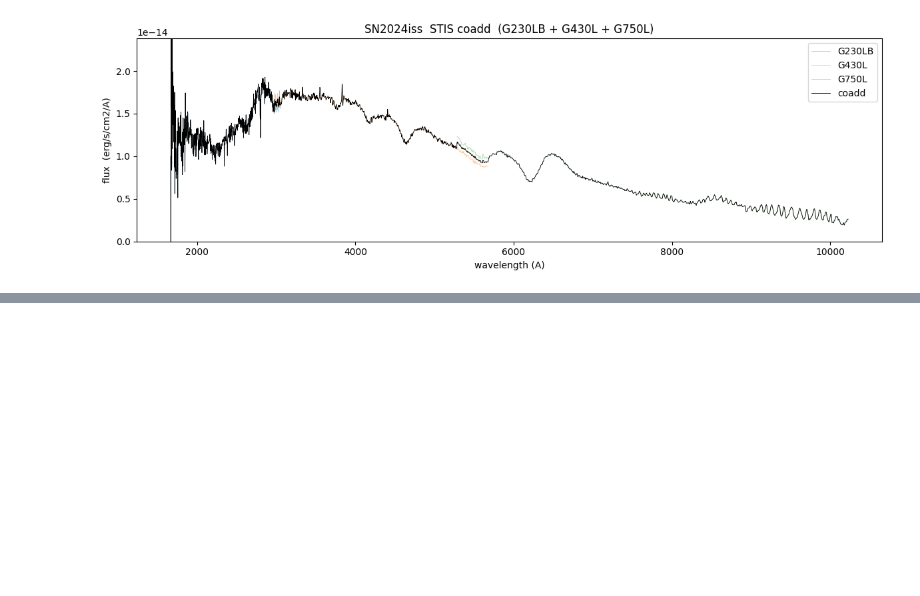
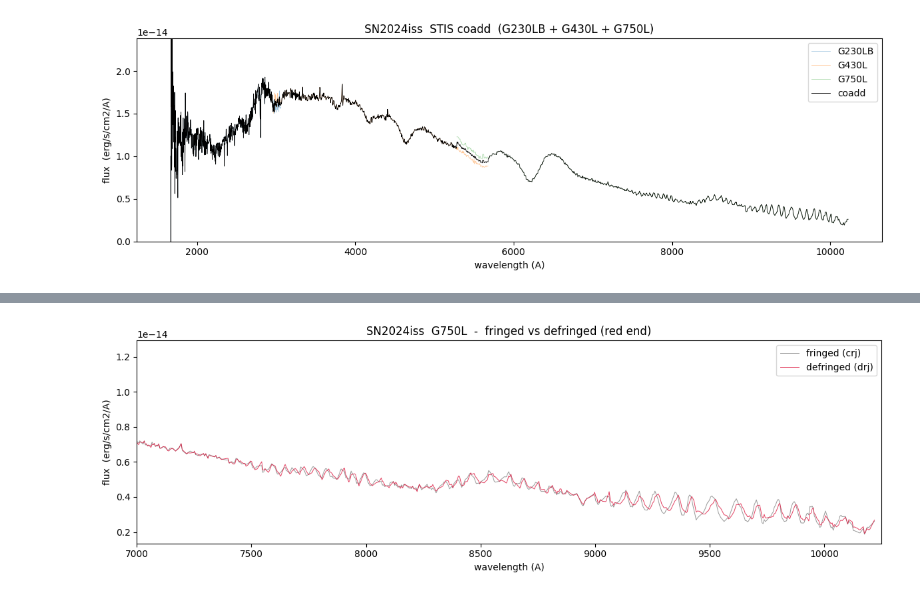
Before and after one commit to Ishaan2602/hst-uv-sn-spectra, a Jupyter notebook: stis_sandbox.ipynb, the cells around one changed output, grey strips where cells are left out. Saved outputs shown, nothing was run; the diff lists cells and outputs as text; code cells hidden in the pictures; blank space fills up the shorter version.

Commit message:
G750L defringing via contemporaneous fringe flat

```diff
--- a/stis_sandbox.ipynb
+++ b/stis_sandbox.ipynb
@@ -434,0 +440,18 @@ WARNING: AstropyDeprecationWarning: The Spectrum1D class is deprecated and may b
+# %%
+# fringed (crj) vs defringed (drj) 1d extractions, both made in WSL
+dfw = "./Data/2024iss/defringe_work"
+xfr = Table.read(f"{dfw}/of8b02040_x1d_fr.fits", hdu=1)
+xdf = Table.read(f"{dfw}/of8b02040_x1d_df.fits", hdu=1)
+wf, ff, dqf = xfr['WAVELENGTH'][0], xfr['FLUX'][0], xfr['DQ'][0]
+wd, fd, dqd = xdf['WAVELENGTH'][0], xdf['FLUX'][0], xdf['DQ'][0]
+gf = (dqf & 16 != 16) & (dqf & 512 != 512)
+gd = (dqd & 16 != 16) & (dqd & 512 != 512)
+
+plt.figure(figsize=(12, 4))
+plt.plot(wf[gf], ff[gf], lw=0.7, color='0.6', label='fringed (crj)')
+plt.plot(wd[gd], fd[gd], lw=0.7, color='crimson', alpha=0.8, label='defringed (drj)')
+plt.xlim(7000, 10250)
+plt.xlabel('wavelength (A)'); plt.ylabel('flux  (erg/s/cm2/A)'); plt.legend()
+plt.title('SN2024iss  G750L  -  fringed vs defringed (red end)')
+plt.tight_layout(); plt.show()
+# %% [output]
@@ -434,0 +468 @@ WARNING: AstropyDeprecationWarning: The Spectrum1D class is deprecated and may b
+[figure, added]
```
Also changed, not shown: parts of 2 cells of this notebook, 2 other files.
